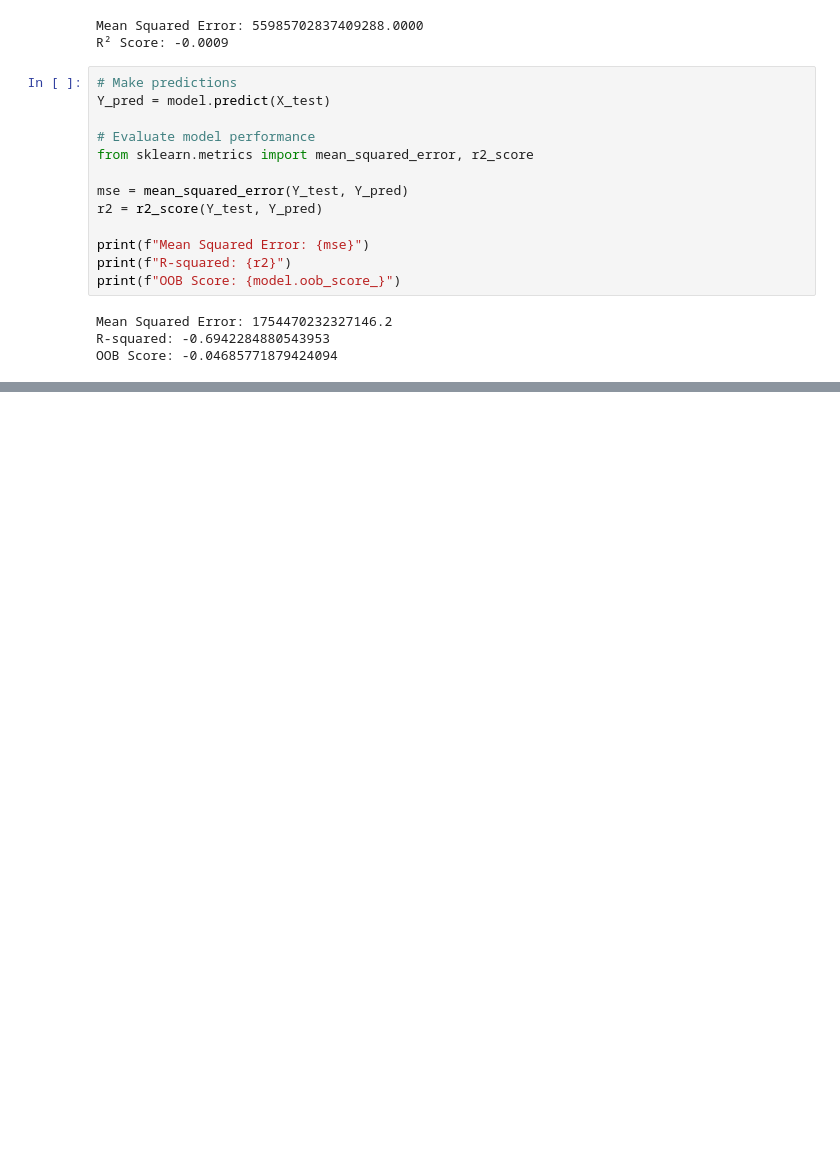
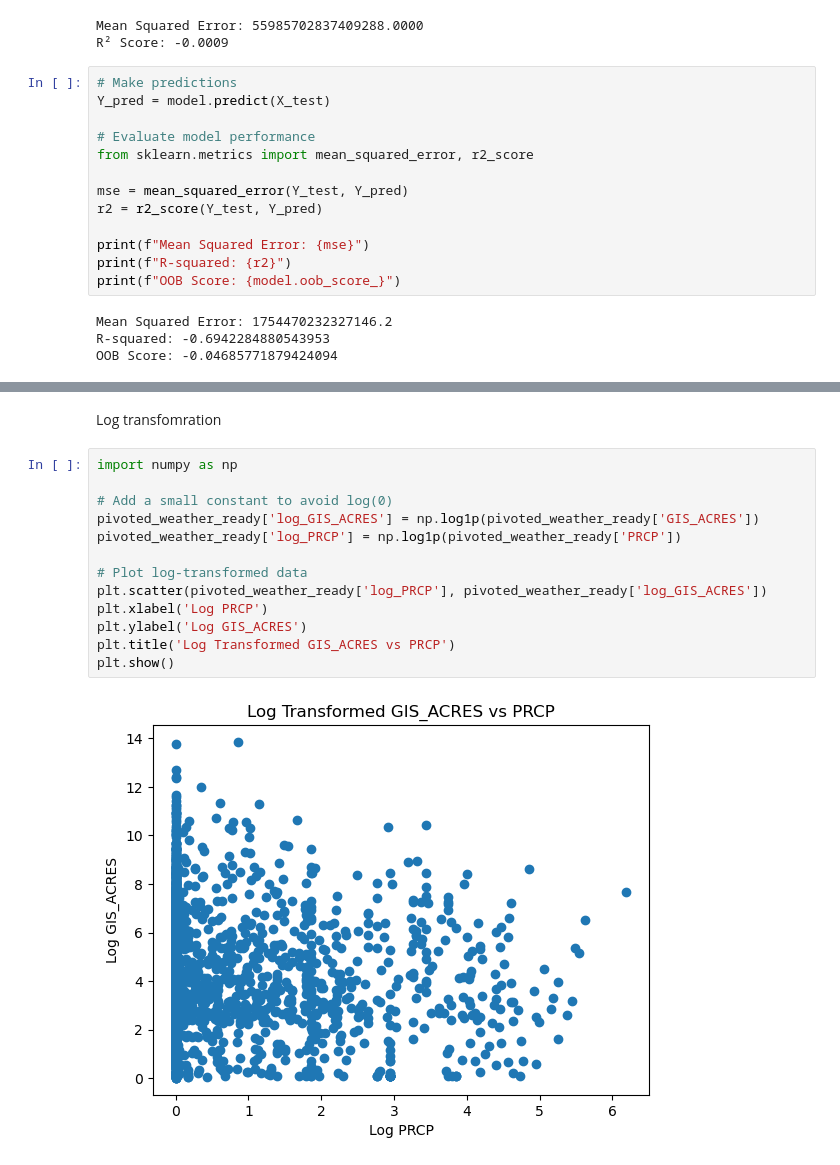
Before and after one commit to Ruhan105/IRC-Group5, a Jupyter notebook: ML pivoted regression (main).ipynb, the cells around one changed output, grey strips where cells are left out. Saved outputs shown, nothing was run; the diff lists cells and outputs as text; blank space fills up the shorter version.

```diff
--- a/ML pivoted regression (main).ipynb
+++ b/ML pivoted regression (main).ipynb
@@ -442,0 +529,17 @@ OOB Score: -0.04685771879424094
+# %% [markdown]
+Log transfomration
+# %%
+import numpy as np
+
+# Add a small constant to avoid log(0)
+pivoted_weather_ready['log_GIS_ACRES'] = np.log1p(pivoted_weather_ready['GIS_ACRES'])
+pivoted_weather_ready['log_PRCP'] = np.log1p(pivoted_weather_ready['PRCP'])
+
+# Plot log-transformed data
+plt.scatter(pivoted_weather_ready['log_PRCP'], pivoted_weather_ready['log_GIS_ACRES'])
+plt.xlabel('Log PRCP')
+plt.ylabel('Log GIS_ACRES')
+plt.title('Log Transformed GIS_ACRES vs PRCP')
+plt.show()
+# %% [output]
+[figure, added]
```
Also changed, not shown: parts of 31 cells of this notebook.
